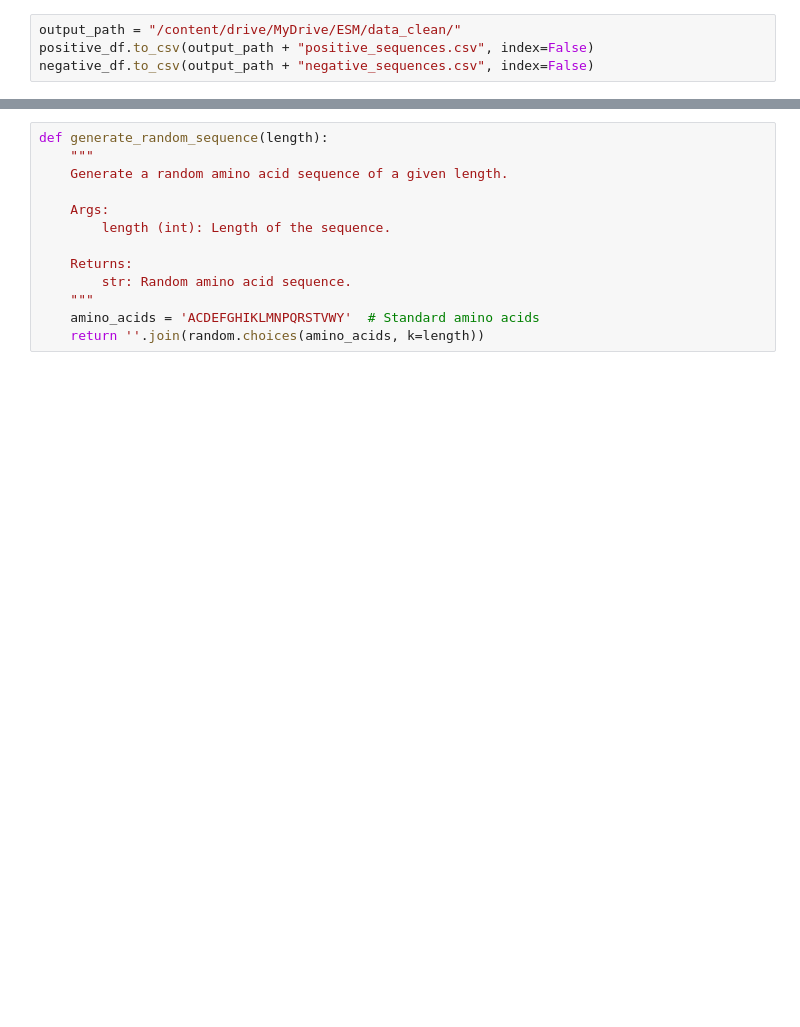
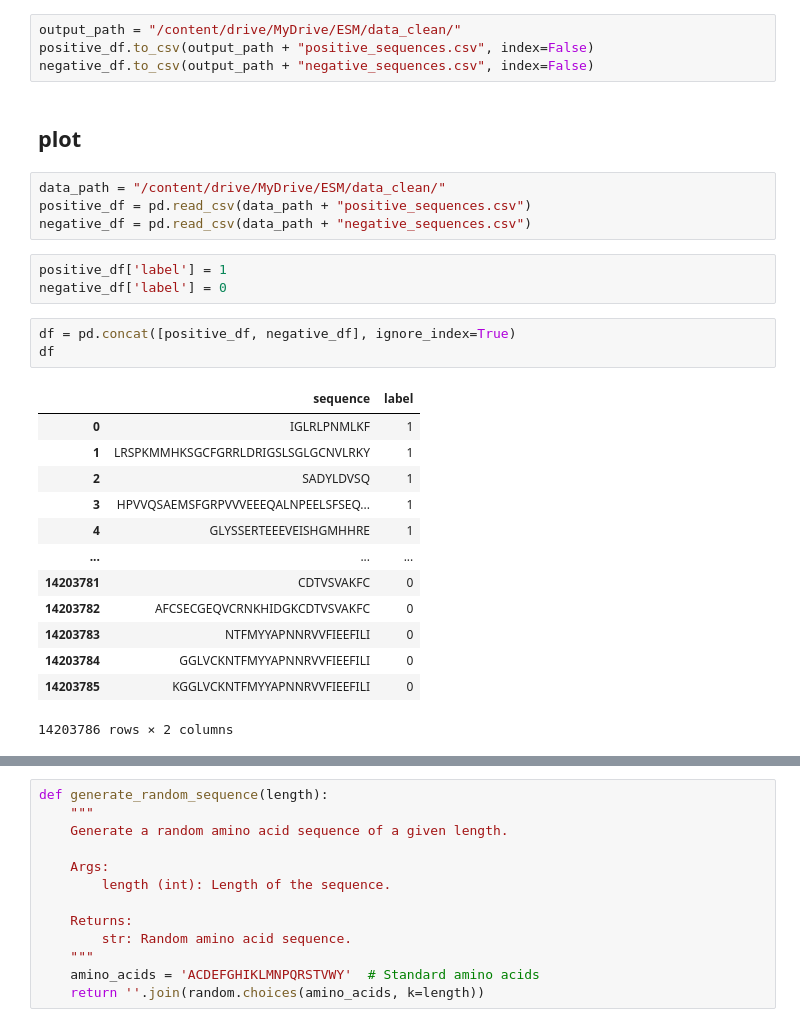
Before and after one commit to DRepresser/NeuroClassify, a Jupyter notebook: data_preparation.ipynb, the cells around one changed output, grey strips where cells are left out. Drawn from its saved outputs; the diff is of its cells as text; blank space fills up the shorter version.

```diff
--- a/data_preparation.ipynb
+++ b/data_preparation.ipynb
@@ -148,3 +154,29 @@ len(positive_df)-len(negative_df)
 output_path = "/content/drive/MyDrive/ESM/data_clean/"
 positive_df.to_csv(output_path + "positive_sequences.csv", index=False)
 negative_df.to_csv(output_path + "negative_sequences.csv", index=False)
+# %% [markdown]
+## plot
+# %%
+data_path = "/content/drive/MyDrive/ESM/data_clean/"
+positive_df = pd.read_csv(data_path + "positive_sequences.csv")
+negative_df = pd.read_csv(data_path + "negative_sequences.csv")
+# %%
+positive_df['label'] = 1
+negative_df['label'] = 0
+# %%
+df = pd.concat([positive_df, negative_df], ignore_index=True)
+df
+# %% [output]
+|  | sequence | label |
+| 0 | IGLRLPNMLKF | 1 |
+| 1 | LRSPKMMHKSGCFGRRLDRIGSLSGLGCNVLRKY | 1 |
+| 2 | SADYLDVSQ | 1 |
+| 3 | HPVVQSAEMSFGRPVVVEEEQALNPEELSFSEQ... | 1 |
+| 4 | GLYSSERTEEEVEISHGMHHRE | 1 |
+| ... | ... | ... |
+| 14203781 | CDTVSVAKFC | 0 |
+| 14203782 | AFCSECGEQVCRNKHIDGKCDTVSVAKFC | 0 |
+| 14203783 | NTFMYYAPNNRVVFIEEFILI | 0 |
+| 14203784 | GGLVCKNTFMYYAPNNRVVFIEEFILI | 0 |
+| 14203785 | KGGLVCKNTFMYYAPNNRVVFIEEFILI | 0 |
+14203786 rows × 2 columns
```
Also changed, not shown: parts of 5 cells of this notebook.
